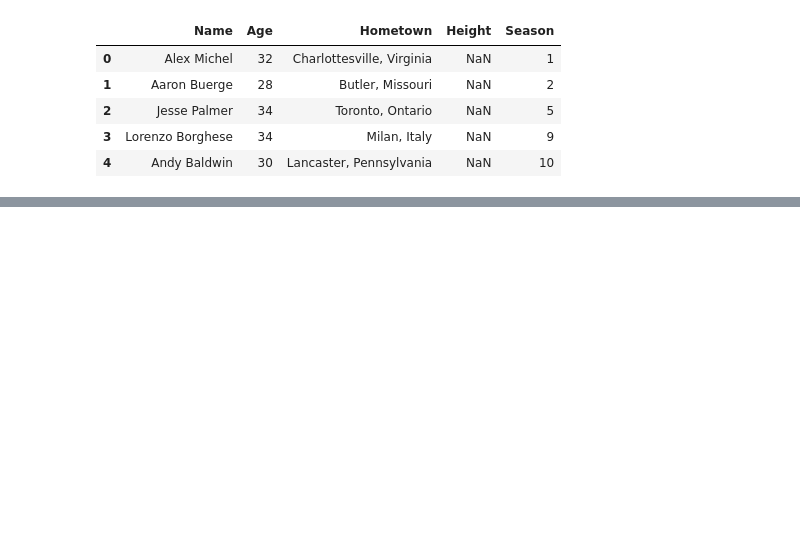
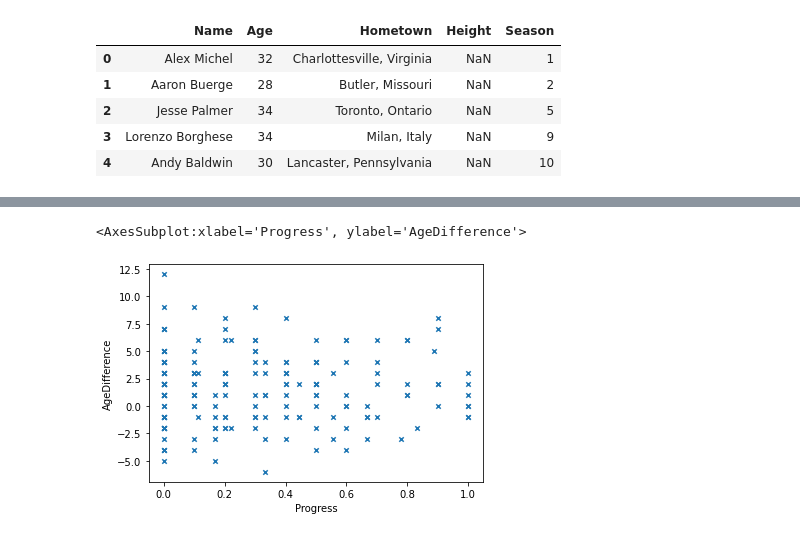
Before and after one commit to lindyc12/Bachelor_analysis, a Jupyter notebook: analysis.ipynb, the cells around one changed output, grey strips where cells are left out. Drawn from its saved outputs; the diff is of its cells as text; code cells hidden in the pictures; blank space fills up the shorter version.

```diff
--- a/analysis.ipynb
+++ b/analysis.ipynb
@@ -30,3 +30,6 @@ bt_df.head()
 | 2 | Jennifer "Jen" Schefft | NaN | Publicist | NaN | 3 |
 | 3 | DeAnna Pappas | NaN | Real estate agent | NaN | 4 |
 | 4 | Jillian Harris | 29.0 | Interior designer | Vancouver, British Columbia, Canada | 5 |
+# %%
+# merge bachelorette df and contestants
+df_all_bt = bt_contestants.merge(bt_df, on='Season', suffixes=('Contestant', 'Bachelorette'))
@@ -125,0 +177,13 @@ iplot(figure)
+# %%
+# find fraction of rose ceremonies passed for each contestant
+
+weeks_in_season = dict(bt_contestants.groupby('Season')['ElimWeek'].aggregate(np.max))
+
+def progress(a, b):
+    if np.isnan(a):
+        return 1
+    else:
+        return (a-1) / weeks_in_season[b]
+
+bt_contestants['Progress'] = bt_contestants[['ElimWeek', 'Season']].apply(
+    lambda x: progress(x[0], x[1]), axis=1)
@@ -125,0 +199,4 @@ iplot(figure)
+# %%
+# age differences between contestants and bachelorettes
+
+bt_contestants['AgeDifference'] = df_all_bt['AgeContestant'] - df_all_bt['AgeBachelorette']
@@ -125,0 +212,5 @@ iplot(figure)
+# %%
+bt_contestants.plot(kind='scatter', marker='x', x='Progress', y='AgeDifference')
+# %% [output]
+<AxesSubplot:xlabel='Progress', ylabel='AgeDifference'>
+[figure, added]
```
Also changed, not shown: parts of 14 cells of this notebook.
